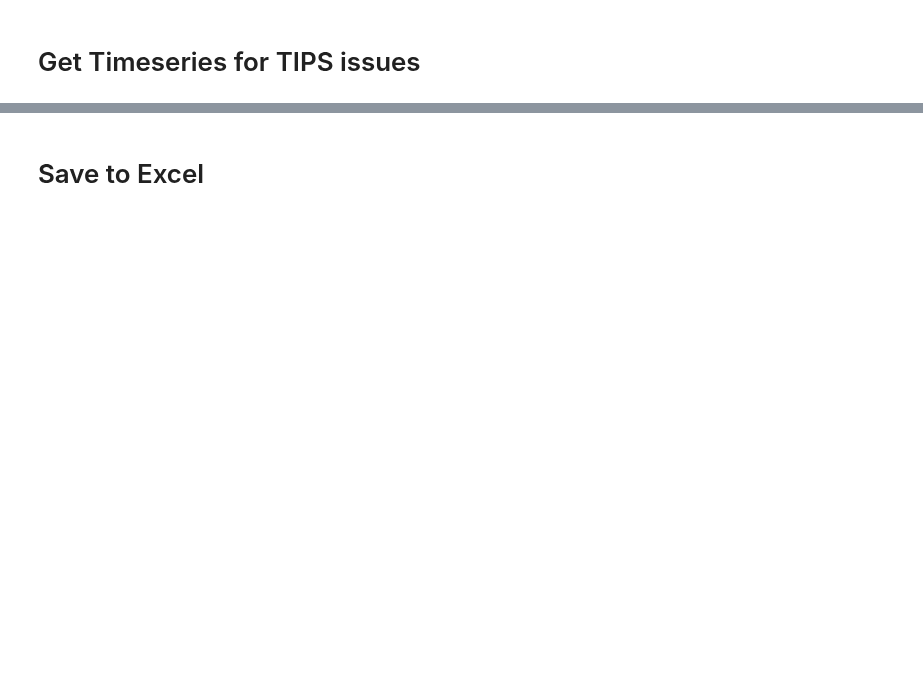
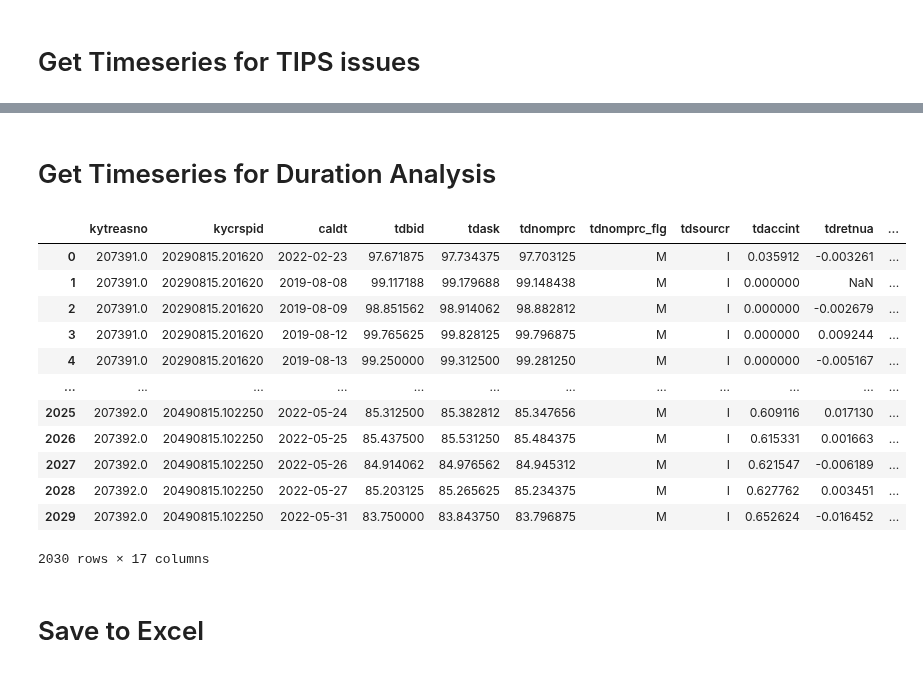
Before and after one commit to MarkHendricks/drw-markets, a Jupyter notebook: build_data/WRDS_Treasuries.ipynb, the cells around one changed output, grey strips where cells are left out. Saved outputs shown, nothing was run; the diff lists cells and outputs as text; code cells hidden in the pictures; blank space fills up the shorter version.

```diff
--- a/build_data/WRDS_Treasuries.ipynb
+++ b/build_data/WRDS_Treasuries.ipynb
@@ -253,3 +246,25 @@ ts_issue_tips
+# %% [markdown]
+# Get Timeseries for Duration Analysis
+# %%
+KEYNO_ts_duration = (207392, 207391, 207457)
+SQL_QUERY = f'select * from crsp_m_treasuries.tfz_dly where kytreasno in {KEYNO_ts_duration}'
+
+ts_issue_duration = db.raw_sql(SQL_QUERY)
+ts_issue_duration
+# %% [output]
+|  | kytreasno | kycrspid | caldt | tdbid | tdask | tdnomprc | tdnomprc_flg | tdsourcr | tdaccint | tdretnua | ... |
+| 0 | 207391.0 | 20290815.201620 | 2022-02-23 | 97.671875 | 97.734375 | 97.703125 | M | I | 0.035912 | -0.003261 | ... |
+| 1 | 207391.0 | 20290815.201620 | 2019-08-08 | 99.117188 | 99.179688 | 99.148438 | M | I | 0.000000 | NaN | ... |
+| 2 | 207391.0 | 20290815.201620 | 2019-08-09 | 98.851562 | 98.914062 | 98.882812 | M | I | 0.000000 | -0.002679 | ... |
+| 3 | 207391.0 | 20290815.201620 | 2019-08-12 | 99.765625 | 99.828125 | 99.796875 | M | I | 0.000000 | 0.009244 | ... |
+| 4 | 207391.0 | 20290815.201620 | 2019-08-13 | 99.250000 | 99.312500 | 99.281250 | M | I | 0.000000 | -0.005167 | ... |
+| ... | ... | ... | ... | ... | ... | ... | ... | ... | ... | ... | ... |
+| 2025 | 207392.0 | 20490815.102250 | 2022-05-24 | 85.312500 | 85.382812 | 85.347656 | M | I | 0.609116 | 0.017130 | ... |
+| 2026 | 207392.0 | 20490815.102250 | 2022-05-25 | 85.437500 | 85.531250 | 85.484375 | M | I | 0.615331 | 0.001663 | ... |
+| 2027 | 207392.0 | 20490815.102250 | 2022-05-26 | 84.914062 | 84.976562 | 84.945312 | M | I | 0.621547 | -0.006189 | ... |
+| 2028 | 207392.0 | 20490815.102250 | 2022-05-27 | 85.203125 | 85.265625 | 85.234375 | M | I | 0.627762 | 0.003451 | ... |
+| 2029 | 207392.0 | 20490815.102250 | 2022-05-31 | 83.750000 | 83.843750 | 83.796875 | M | I | 0.652624 | -0.016452 | ... |
+2030 rows × 17 columns
 # %% [markdown]
 # Save to Excel
 # %%
```
Also changed, not shown: parts of 4 cells of this notebook, 2 other files.
